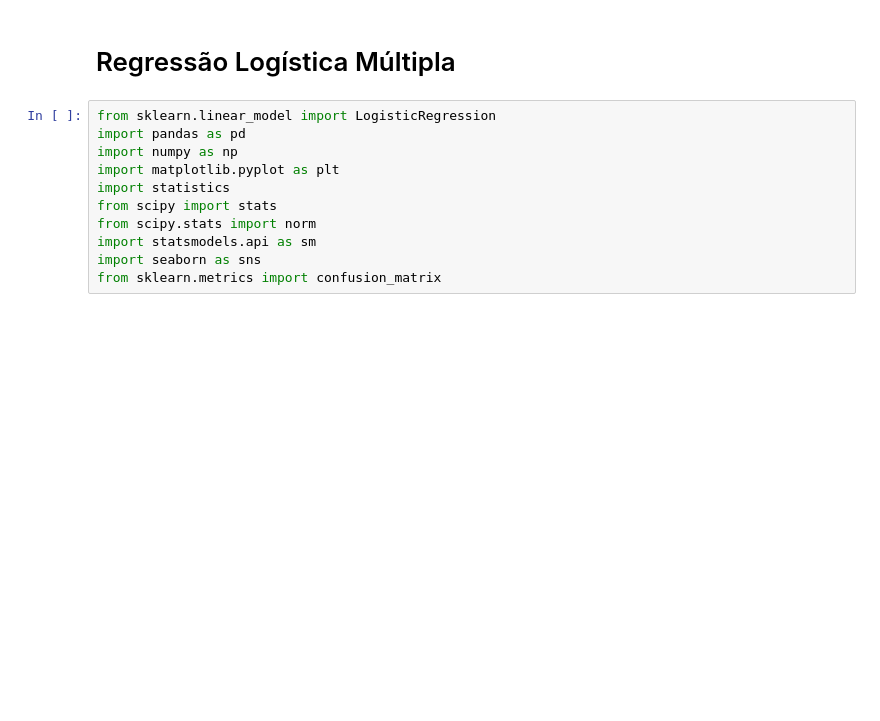
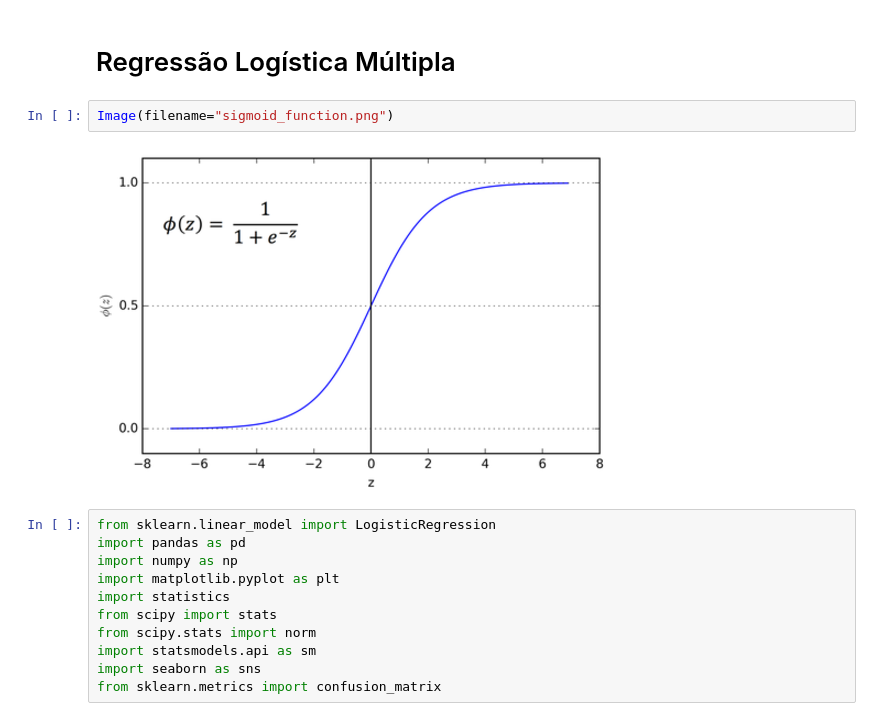
Before and after one commit to AnaBeatrizTavaresMalheiro/Data-analytics, a Jupyter notebook: multiple_regression.ipynb, the cells around one changed output. Saved outputs shown, nothing was run; the diff lists cells and outputs as text; blank space fills up the shorter version.

Commit message:
Adicionei a imagem da funcao de sigmoid

```diff
--- a/multiple_regression.ipynb
+++ b/multiple_regression.ipynb
@@ -207,6 +208,10 @@ plt.show(True)
 [figure]
 # %% [markdown]
 <h1>Regressão Logística Múltipla</h1>
+# %%
+Image(filename="sigmoid_function.png")
+# %% [output]
+[figure, added]
 # %%
 from sklearn.linear_model import LogisticRegression
 import pandas as pd
```
Also changed, not shown: parts of 6 cells of this notebook, 1 other file.
